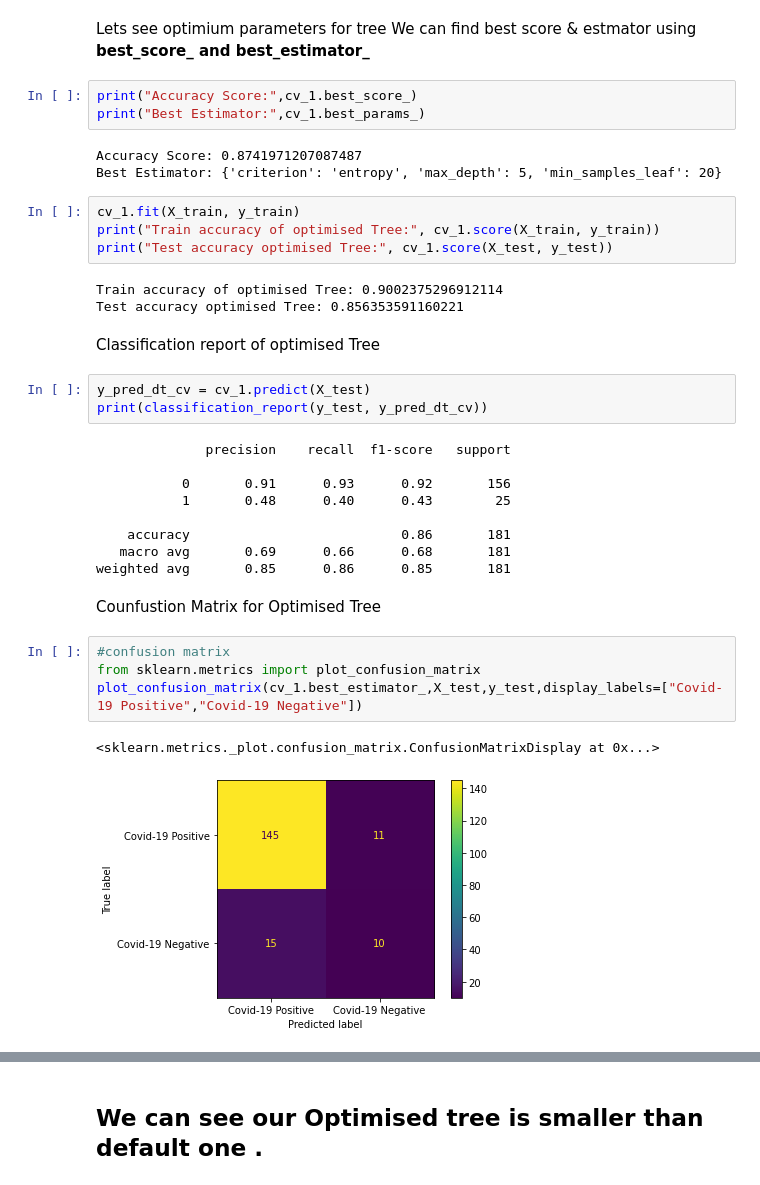
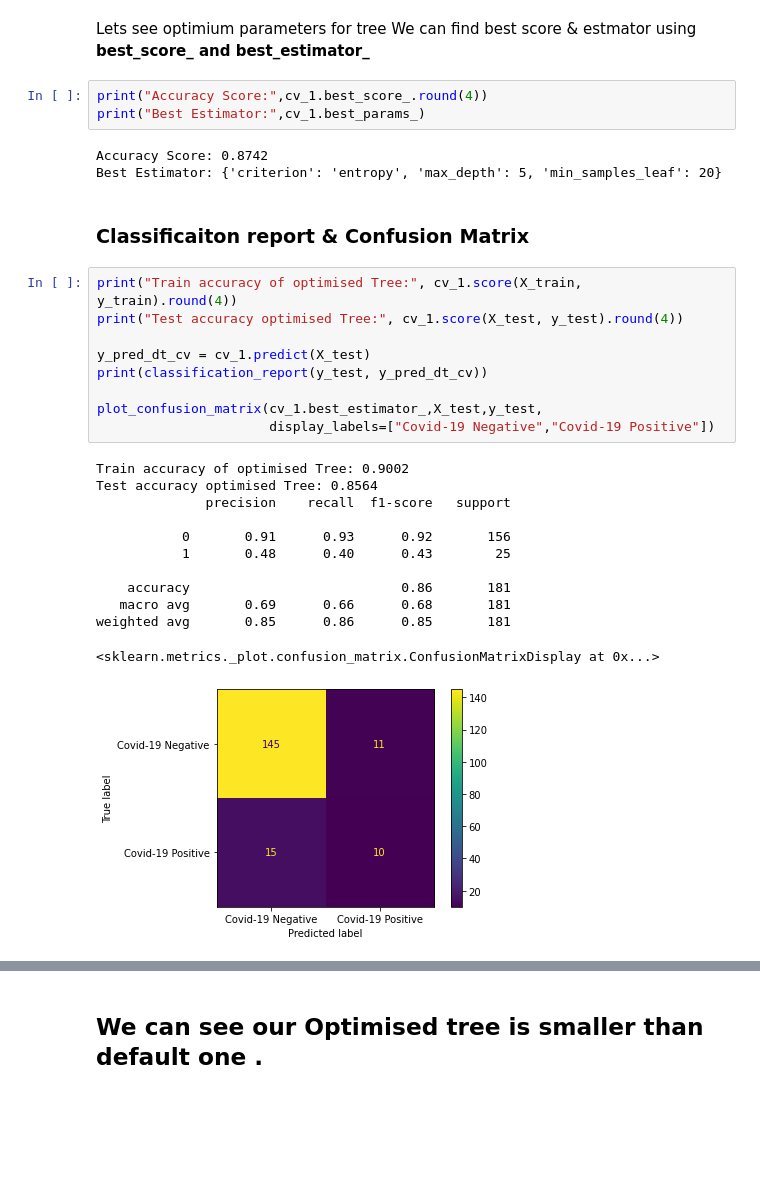
Before and after one commit to dnewton090/covid19-diagnostics, a Jupyter notebook: BrazilDecisionTree.ipynb, the cells around one changed output, grey strips where cells are left out. Saved outputs shown, nothing was run; the diff lists cells and outputs as text; blank space fills up the shorter version.

```diff
--- a/BrazilDecisionTree.ipynb
+++ b/BrazilDecisionTree.ipynb
@@ -369,38 +363,32 @@ GridSearchCV(cv=10, estimator=DecisionTreeClassifier(random_state=10),
 Lets see optimium parameters for tree
 We can find best score & estmator using **best_score_ and best_estimator_**
 # %%
-print("Accuracy Score:",cv_1.best_score_)
+print("Accuracy Score:",cv_1.best_score_.round(4))
 print("Best Estimator:",cv_1.best_params_)
 # %% [output]
-Accuracy Score: 0.8741971207087487
+Accuracy Score: 0.8742
 Best Estimator: {'criterion': 'entropy', 'max_depth': 5, 'min_samples_leaf': 20}
+# %% [markdown]
+### Classificaiton report & Confusion Matrix
 # %%
-cv_1.fit(X_train, y_train)
-print("Train accuracy of optimised Tree:", cv_1.score(X_train, y_train))
-print("Test accuracy optimised Tree:", cv_1.score(X_test, y_test))
+print("Train accuracy of optimised Tree:", cv_1.score(X_train, y_train).round(4))
+print("Test accuracy optimised Tree:", cv_1.score(X_test, y_test).round(4))
+
+y_pred_dt_cv = cv_1.predict(X_test)
+print(classification_report(y_test, y_pred_dt_cv))
+
+plot_confusion_matrix(cv_1.best_estimator_,X_test,y_test,
+                      display_labels=["Covid-19 Negative","Covid-19 Positive"])
 # %% [output]
-Train accuracy of optimised Tree: 0.9002375296912114
-Test accuracy optimised Tree: 0.856353591160221
+Train accuracy of optimised Tree: 0.9002
+Test accuracy optimised Tree: 0.8564
+              precision    recall  f1-score   support
+
+           0       0.91      0.93      0.92       156
+           1       0.48      0.40      0.43        25
+
+    accuracy                           0.86       181
+   macro avg       0.69      0.66      0.68       181
+weighted avg       0.85      0.86      0.85       181
+<sklearn.metrics._plot.confusion_matrix.ConfusionMatrixDisplay at 0x...>
+[figure, added]
-# %% [markdown]
-Classification report of optimised Tree
-# %%
-y_pred_dt_cv = cv_1.predict(X_test)
-print(classification_report(y_test, y_pred_dt_cv))
-# %% [output]
-              precision    recall  f1-score   support
-
-           0       0.91      0.93      0.92       156
-           1       0.48      0.40      0.43        25
-
-    accuracy                           0.86       181
-   macro avg       0.69      0.66      0.68       181
-weighted avg       0.85      0.86      0.85       181
-# %% [markdown]
-Counfustion Matrix for Optimised Tree
-# %%
-#confusion matrix
-from sklearn.metrics import plot_confusion_matrix
-plot_confusion_matrix(cv_1.best_estimator_,X_test,y_test,display_labels=["Covid-19 Positive","Covid-19 Negative"])
-# %% [output]
-<sklearn.metrics._plot.confusion_matrix.ConfusionMatrixDisplay at 0x...>
-[figure, removed]
```
Also changed, not shown: parts of 37 cells of this notebook.
